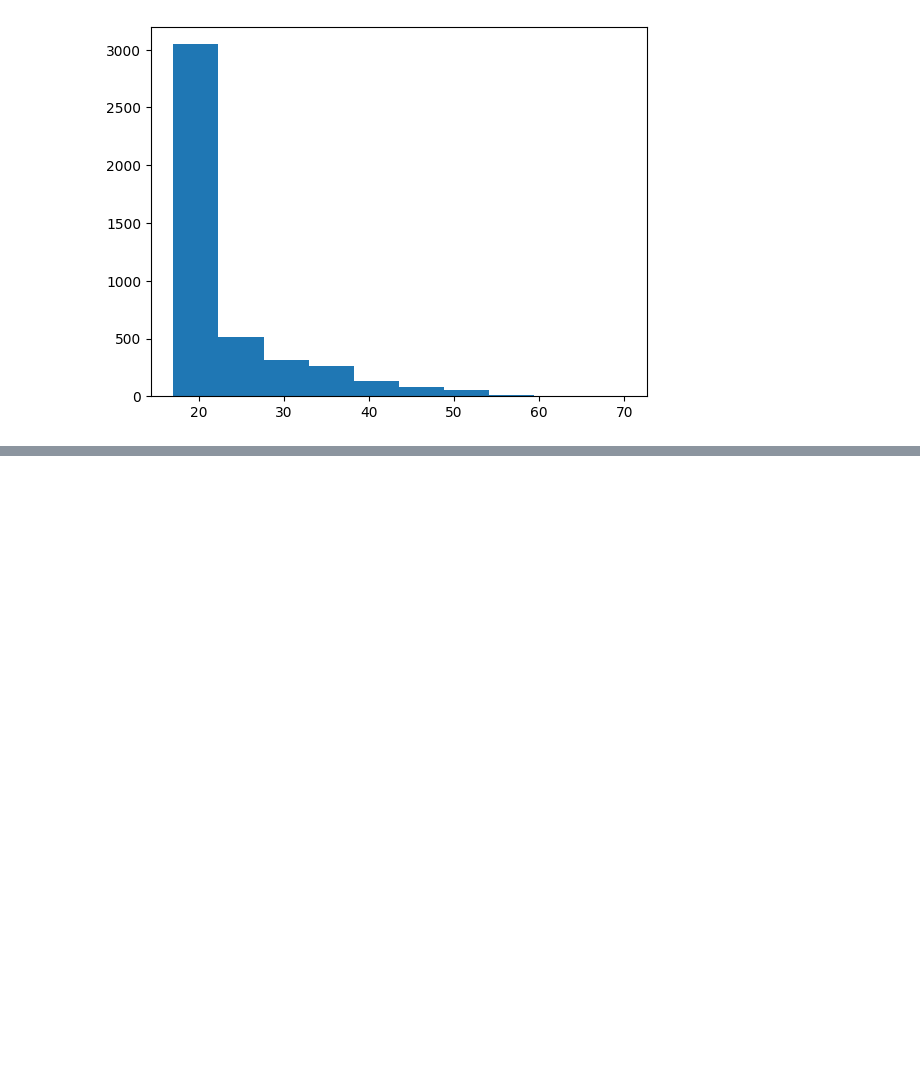
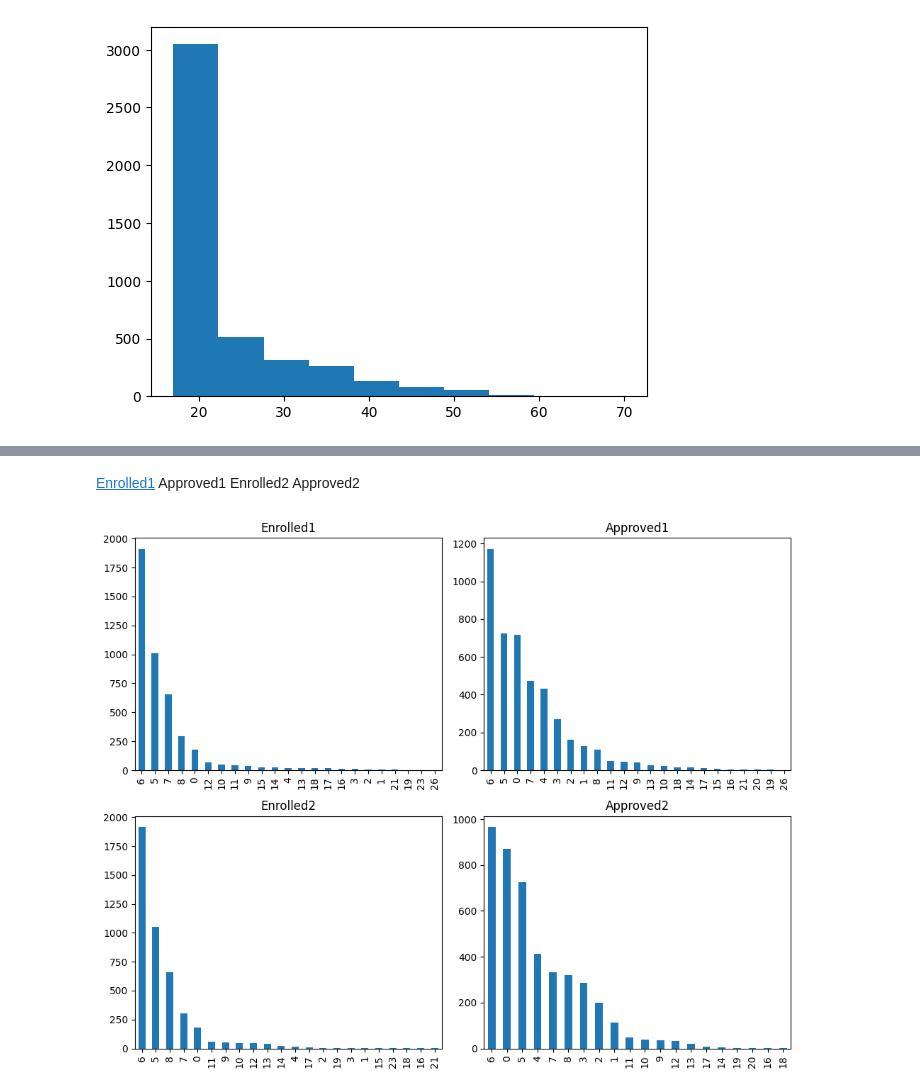
Before and after one commit to fowardelcac/Abandono-Escolar, a Jupyter notebook: Notebooks/1.ipynb, the cells around one changed output, grey strips where cells are left out. Drawn from its saved outputs; the diff is of its cells as text; code cells hidden in the pictures; blank space fills up the shorter version.

```diff
--- a/Notebooks/1.ipynb
+++ b/Notebooks/1.ipynb
@@ -150,0 +133,6 @@ plt.show()
+# %%
+df_numerico2 = df_numerico.filter(['Age at enrollment', 'Unemployment rate', 'Inflation rate', 'GDP'], axis = 1)
+df_numerico2['Enrolled1'] = df_numerico['Curricular units 1st sem (enrolled)']
+df_numerico2['Approved1'] = df_numerico['Curricular units 1st sem (approved)']
+df_numerico2['Enrolled2'] = df_numerico['Curricular units 2nd sem (enrolled)']
+df_numerico2['Approved2'] = df_numerico['Curricular units 2nd sem (approved)']
@@ -150,0 +155,26 @@ plt.show()
+# %% [markdown]
+[Enrolled1](https://)	Approved1	Enrolled2	Approved2
+# %%
+# Crear un subplot con 2 filas y 2 columnas
+fig, axes = plt.subplots(2, 2, figsize=(10, 8))
+
+# Gráficos de barras para variables categóricas
+df_numerico2['Enrolled1'].value_counts().plot(kind='bar', ax=axes[0, 0])
+axes[0, 0].set_title('Enrolled1')
+
+df_numerico2['Approved1'].value_counts().plot(kind='bar', ax=axes[0, 1])
+axes[0, 1].set_title('Approved1')
+
+df_numerico2['Enrolled2'].value_counts().plot(kind='bar', ax=axes[1, 0])
+axes[1, 0].set_title('Enrolled2')
+
+df_numerico2['Approved2'].value_counts().plot(kind='bar', ax=axes[1, 1])
+axes[1, 1].set_title('Approved2')
+
+# Ajustar el espacio entre los subplots
+plt.tight_layout()
+
+# Mostrar la figura con los subplots
+plt.show()
+# %% [output]
+[figure, added]
```
Also changed, not shown: parts of 16 cells of this notebook.
